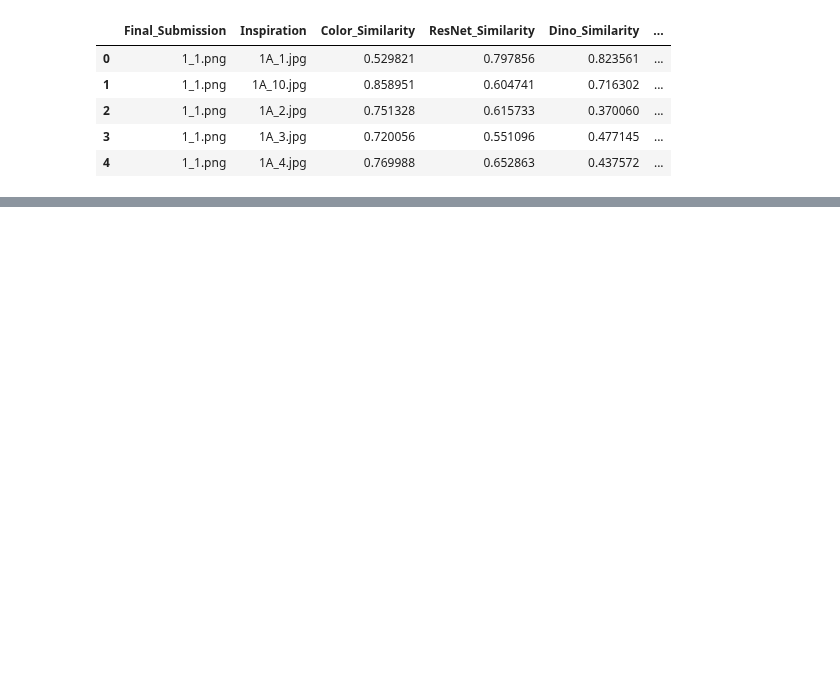
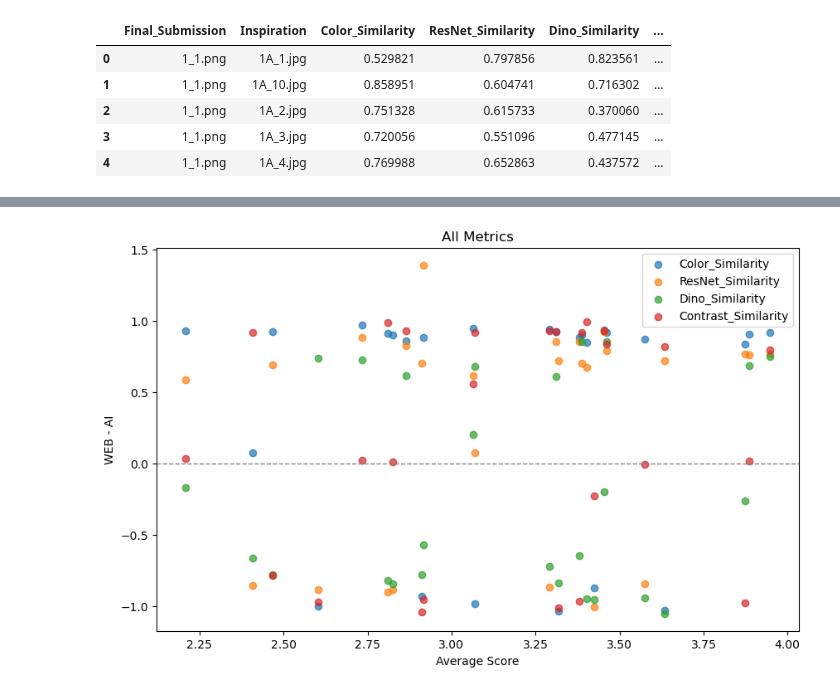
Before and after one commit to adamtms/AI-nspired, a Jupyter notebook: expert_grades.ipynb, the cells around one changed output, grey strips where cells are left out. Drawn from its saved outputs; the diff is of its cells as text; code cells hidden in the pictures; blank space fills up the shorter version.

```diff
--- a/expert_grades.ipynb
+++ b/expert_grades.ipynb
@@ -222,0 +231,16 @@ for metric in metrics:
+# %%
+plt.figure(figsize=(10, 6))
+
+custom_palette = {"AI": "#0F4A8E", "Web": "#9A1E1A"}
+
+for metric in metrics:
+    plt.scatter(project_scores["Average"], project_scores[metric],  alpha=0.7, label=metric)
+
+plt.axhline(0, color='gray', linestyle='dashed', linewidth=1)
+plt.xlabel("Average Score")
+plt.ylabel("WEB - AI")
+plt.title("All Metrics")
+plt.legend()
+plt.show()
+# %% [output]
+[figure, added]
```
Also changed, not shown: parts of 4 cells of this notebook.
